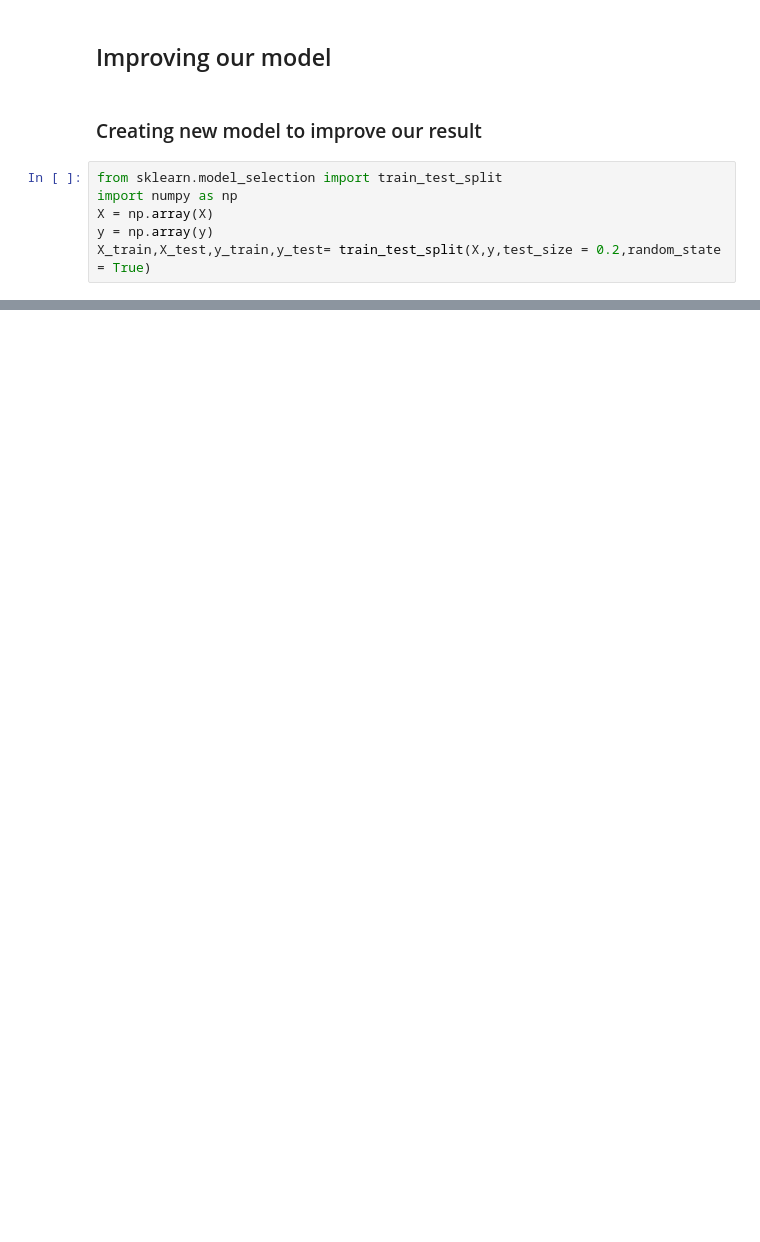
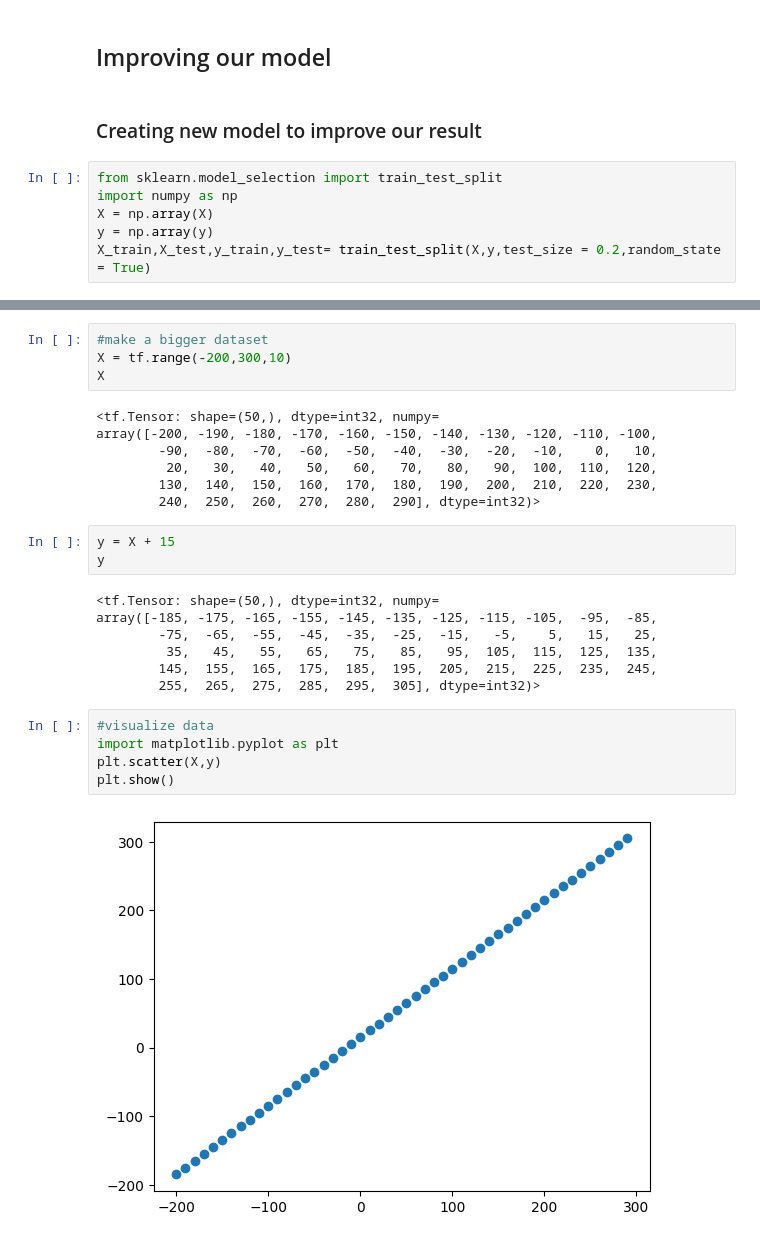
Before and after one commit to hasanzeynal/TensorFlow-Developer-Certificate, a Jupyter notebook: 01_Neural_Network_Regression_in_TensorFlow/neural_network_regression_in_tensorflow.ipynb, the cells around one changed output, grey strips where cells are left out. Cells and saved outputs as stored; diff of their text form; blank space fills up the shorter version.

```diff
--- a/01_Neural_Network_Regression_in_TensorFlow/neural_network_regression_in_tensorflow.ipynb
+++ b/01_Neural_Network_Regression_in_TensorFlow/neural_network_regression_in_tensorflow.ipynb
@@ -144,0 +195,28 @@ array([[32.815945]], dtype=float32)
+# %%
+#make a bigger dataset
+X = tf.range(-200,300,10)
+X
+# %% [output]
+<tf.Tensor: shape=(50,), dtype=int32, numpy=
+array([-200, -190, -180, -170, -160, -150, -140, -130, -120, -110, -100,
+        -90,  -80,  -70,  -60,  -50,  -40,  -30,  -20,  -10,    0,   10,
+         20,   30,   40,   50,   60,   70,   80,   90,  100,  110,  120,
+        130,  140,  150,  160,  170,  180,  190,  200,  210,  220,  230,
+        240,  250,  260,  270,  280,  290], dtype=int32)>
+# %%
+y = X + 15
+y
+# %% [output]
+<tf.Tensor: shape=(50,), dtype=int32, numpy=
+array([-185, -175, -165, -155, -145, -135, -125, -115, -105,  -95,  -85,
+        -75,  -65,  -55,  -45,  -35,  -25,  -15,   -5,    5,   15,   25,
+         35,   45,   55,   65,   75,   85,   95,  105,  115,  125,  135,
+        145,  155,  165,  175,  185,  195,  205,  215,  225,  235,  245,
+        255,  265,  275,  285,  295,  305], dtype=int32)>
+# %%
+#visualize data
+import matplotlib.pyplot as plt
+plt.scatter(X,y)
+plt.show()
+# %% [output]
+[figure, added]
```
Also changed, not shown: parts of 19 cells of this notebook.
